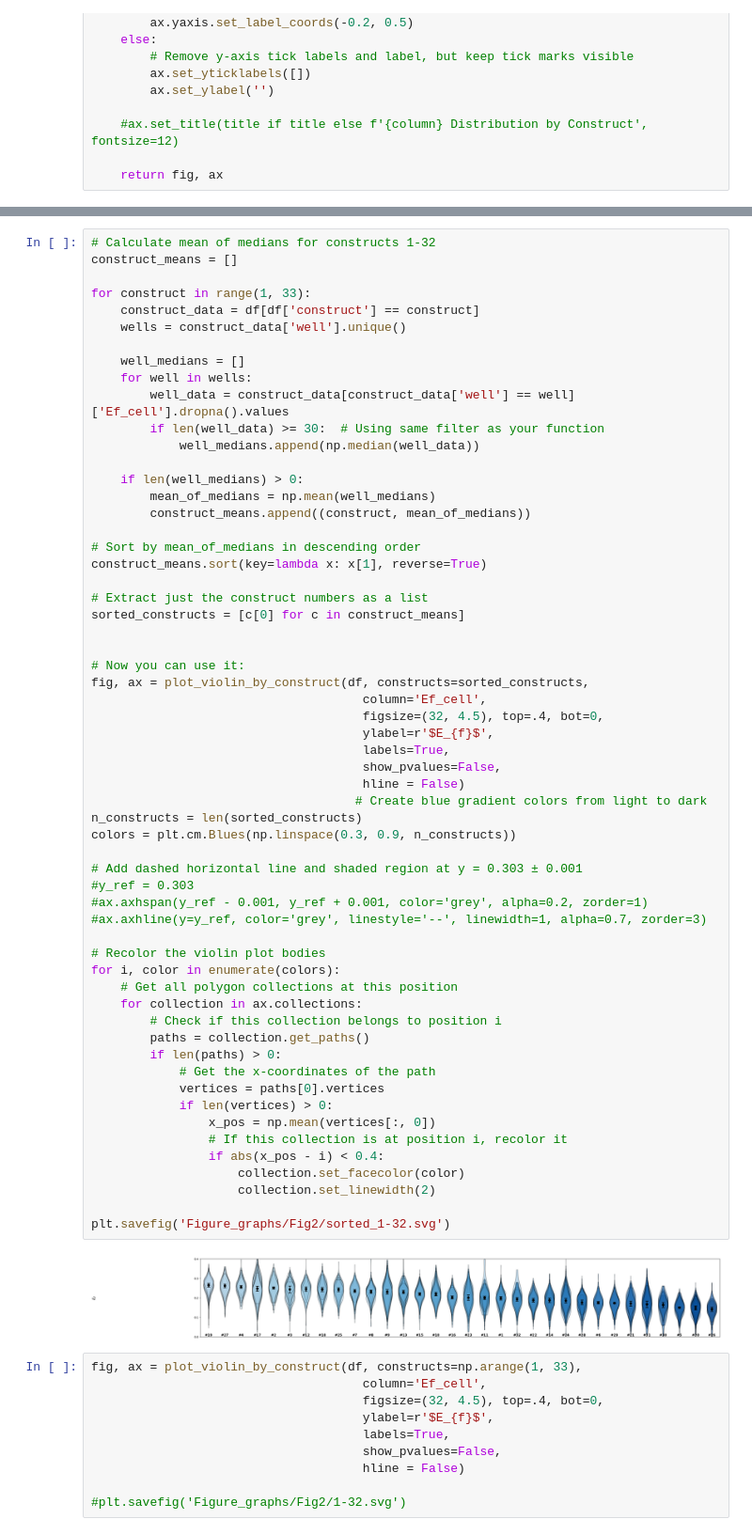
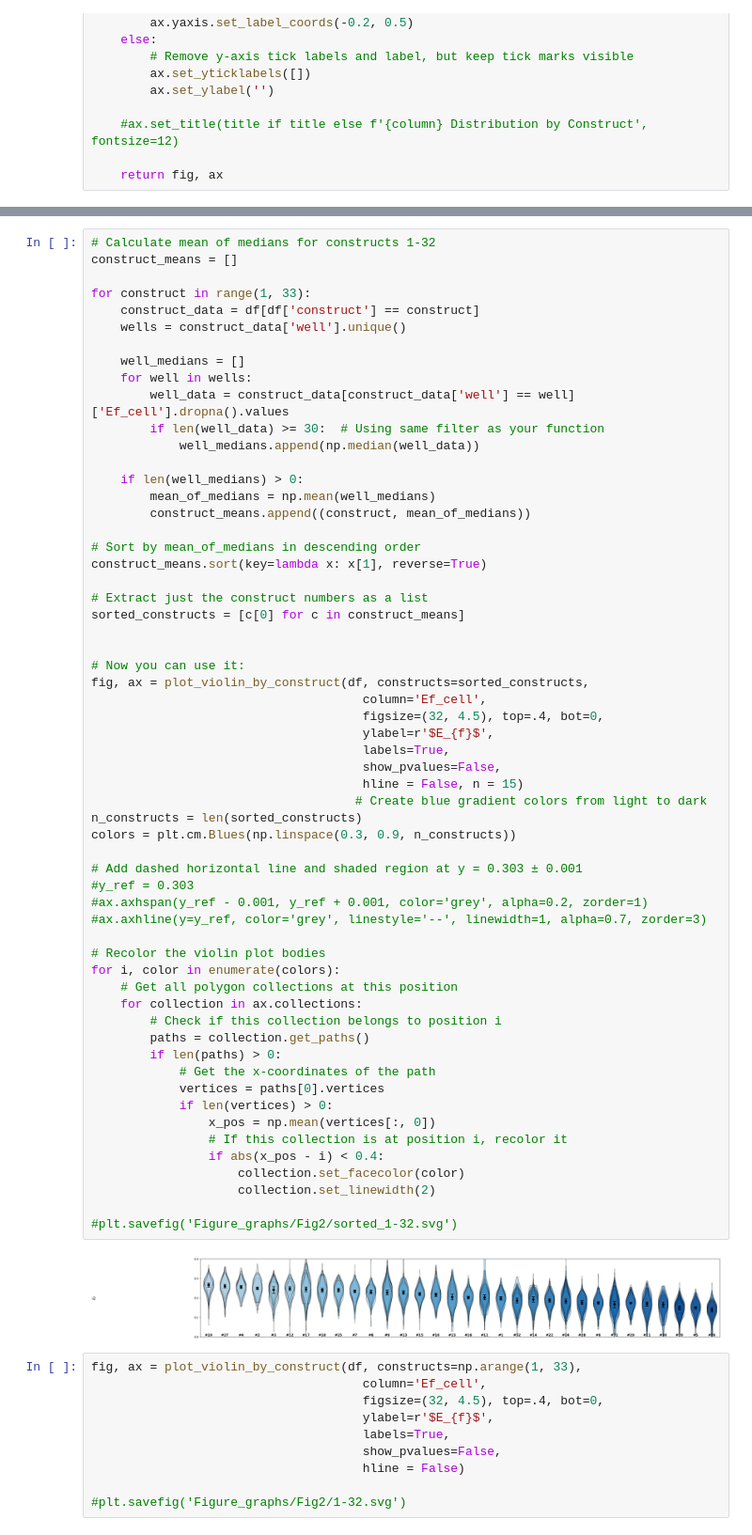
Before and after one commit to sukeniklab/GOOSE_2026, a Jupyter notebook: FRET_data_TB/ViolinPlots.ipynb, the cells around one changed output, grey strips where cells are left out. Shown at 94% size. Saved outputs shown, nothing was run; the diff lists cells and outputs as text.

```diff
--- a/FRET_data_TB/ViolinPlots.ipynb
+++ b/FRET_data_TB/ViolinPlots.ipynb
@@ -569,36 +569,36 @@ fig, ax = plot_violin_by_construct(df, constructs=sorted_constructs,
                                      figsize=(32, 4.5), top=.4, bot=0,
                                      ylabel=r'$E_{f}$',
                                      labels=True,
                                      show_pvalues=False,
-                                     hline = False)
+                                     hline = False, n = 15)
                                     # Create blue gradient colors from light to dark
 n_constructs = len(sorted_constructs)
 colors = plt.cm.Blues(np.linspace(0.3, 0.9, n_constructs))
 
 # Add dashed horizontal line and shaded region at y = 0.303 ± 0.001
 #y_ref = 0.303
 #ax.axhspan(y_ref - 0.001, y_ref + 0.001, color='grey', alpha=0.2, zorder=1)
 #ax.axhline(y=y_ref, color='grey', linestyle='--', linewidth=1, alpha=0.7, zorder=3)
 
 # Recolor the violin plot bodies
 for i, color in enumerate(colors):
     # Get all polygon collections at this position
     for collection in ax.collections:
         # Check if this collection belongs to position i
         paths = collection.get_paths()
         if len(paths) > 0:
             # Get the x-coordinates of the path
             vertices = paths[0].vertices
             if len(vertices) > 0:
                 x_pos = np.mean(vertices[:, 0])
                 # If this collection is at position i, recolor it
                 if abs(x_pos - i) < 0.4:
                     collection.set_facecolor(color)
                     collection.set_linewidth(2)
 
-plt.savefig('Figure_graphs/Fig2/sorted_1-32.svg')
+#plt.savefig('Figure_graphs/Fig2/sorted_1-32.svg')
 # %% [output]
-[figure, old version]
+[figure, new version]
 # %%
 fig, ax = plot_violin_by_construct(df, constructs=np.arange(1, 33),
                                      column='Ef_cell',
```
Also changed, not shown: parts of 34 cells of this notebook, 18 other files.
